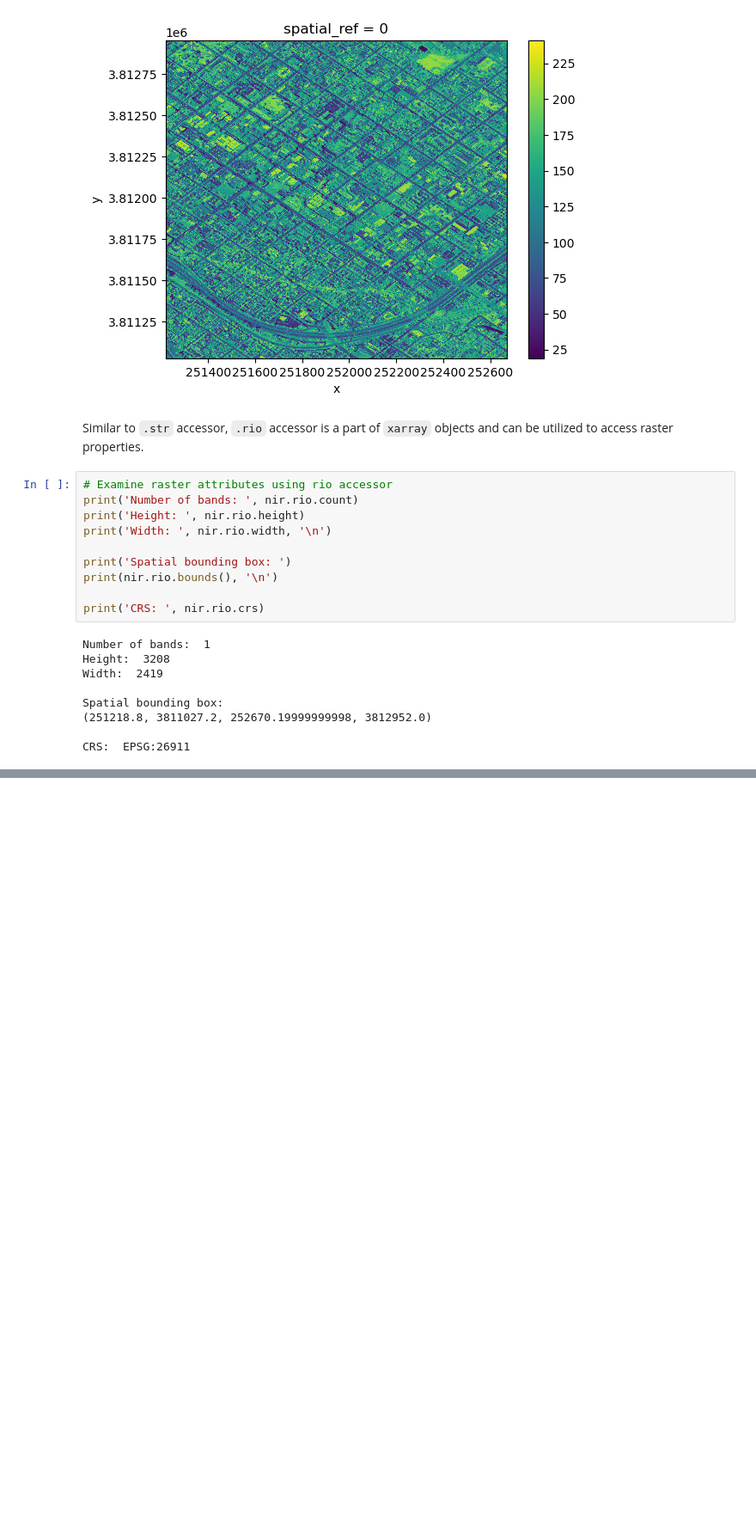
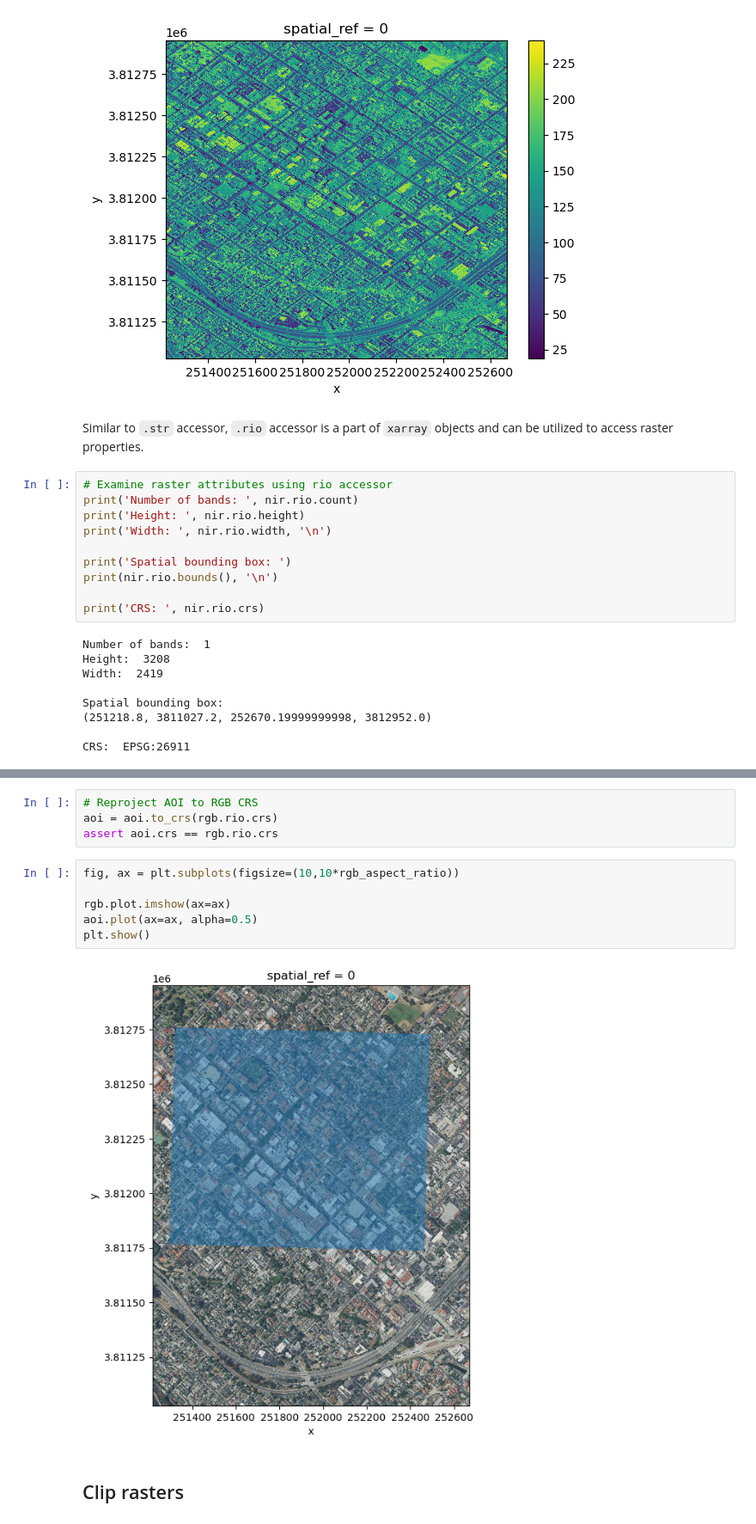
Before and after one commit to zachyyy700/eds220-2025-in-class, a Jupyter notebook: week8-rioxarray.ipynb, the cells around one changed output, grey strips where cells are left out. Shown at 86% size. Drawn from its saved outputs; the diff is of its cells as text; blank space fills up the shorter version.

```diff
--- a/week8-rioxarray.ipynb
+++ b/week8-rioxarray.ipynb
@@ -114,0 +152,14 @@ CRS:  EPSG:26911
+# %%
+# Reproject AOI to RGB CRS
+aoi = aoi.to_crs(rgb.rio.crs)
+assert aoi.crs == rgb.rio.crs
+# %%
+fig, ax = plt.subplots(figsize=(10,10*rgb_aspect_ratio))
+
+rgb.plot.imshow(ax=ax)
+aoi.plot(ax=ax, alpha=0.5)
+plt.show()
+# %% [output]
+[figure, added]
+# %% [markdown]
+## Clip rasters
```
Also changed, not shown: parts of 11 cells of this notebook.
